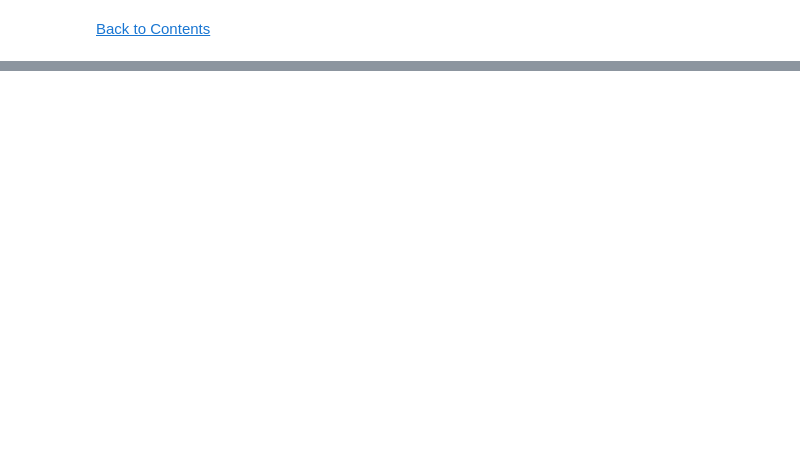
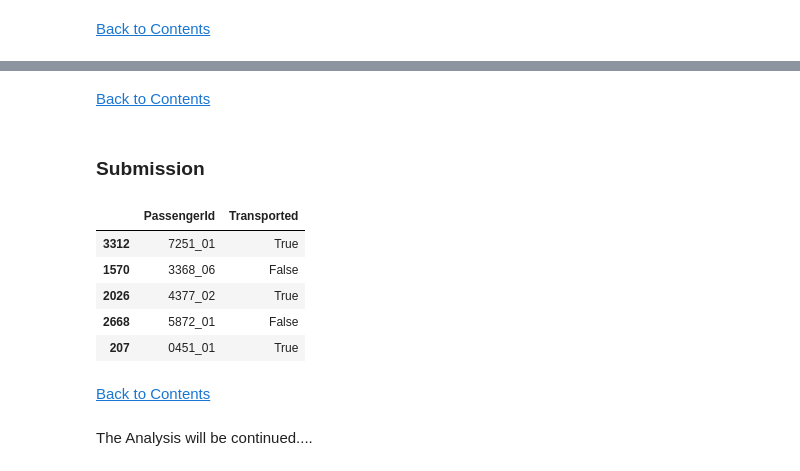
Before and after one commit to Kamalabot/DataVisualisations, a Jupyter notebook: mysterysolved-titanic.ipynb, the cells around one changed output, grey strips where cells are left out. Saved outputs shown, nothing was run; the diff lists cells and outputs as text; code cells hidden in the pictures; blank space fills up the shorter version.

Commit message:
Making my 1st submission

```diff
--- a/mysterysolved-titanic.ipynb
+++ b/mysterysolved-titanic.ipynb
@@ -409,0 +632,28 @@ fig.show()
+# %%
+test.drop(['Last_name','First_name'],axis=1,inplace=True)
+# %%
+#predicting the values for submission
+y_sub = model.predict(test)
+# %%
+test = pd.read_csv('/kaggle/input/spaceship-titanic/test.csv')
+# %% [markdown]
+[Back to Contents](#cont)
+# %% [markdown]
+###  <a id="sub"> Submission
+# %%
+my_submission = pd.DataFrame({'PassengerId': test.PassengerId, 'Transported': y_sub})
+# you could use any filename. We choose submission here
+my_submission.to_csv('submission.csv', index=False)
+# %%
+my_submission.sample(5)
+# %% [output]
+|  | PassengerId | Transported |
+| 3312 | 7251_01 | True |
+| 1570 | 3368_06 | False |
+| 2026 | 4377_02 | True |
+| 2668 | 5872_01 | False |
+| 207 | 0451_01 | True |
+# %% [markdown]
+[Back to Contents](#cont)
+# %% [markdown]
+The Analysis will be continued....
```
Also changed, not shown: parts of 30 cells of this notebook.
